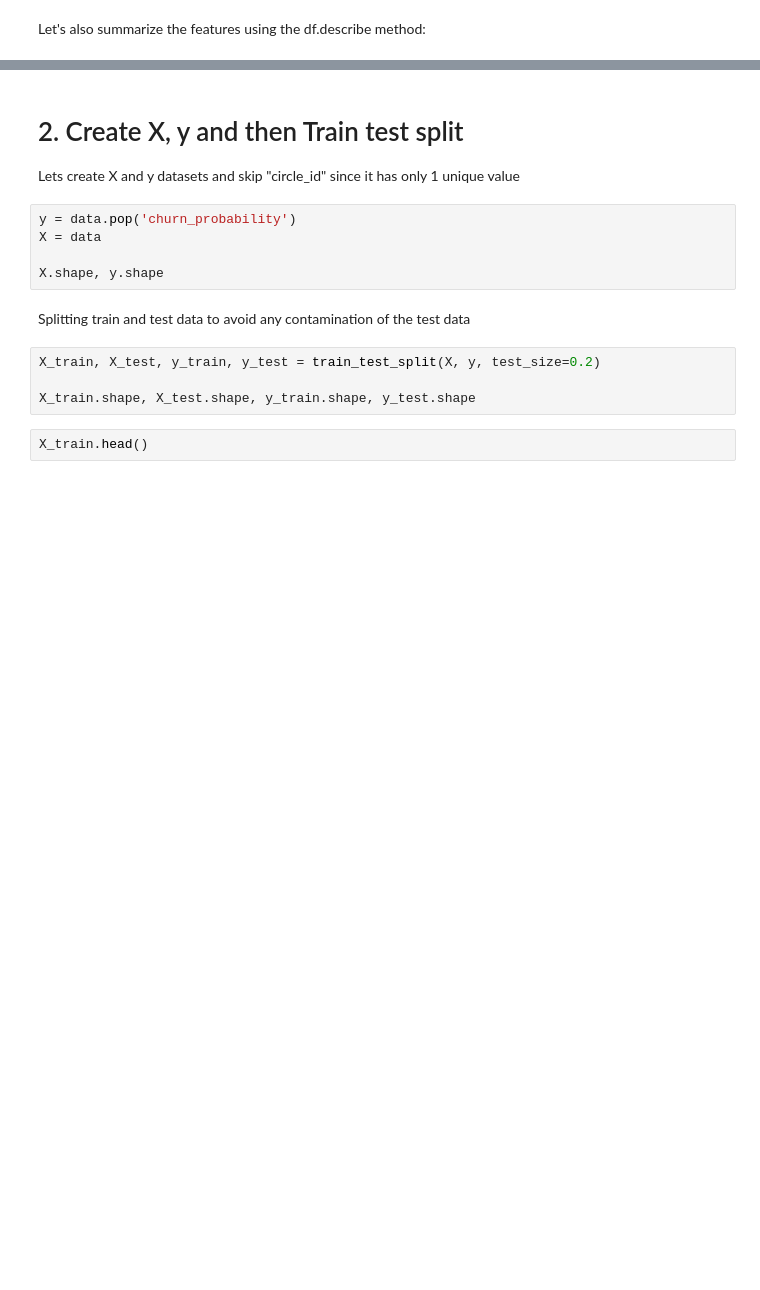
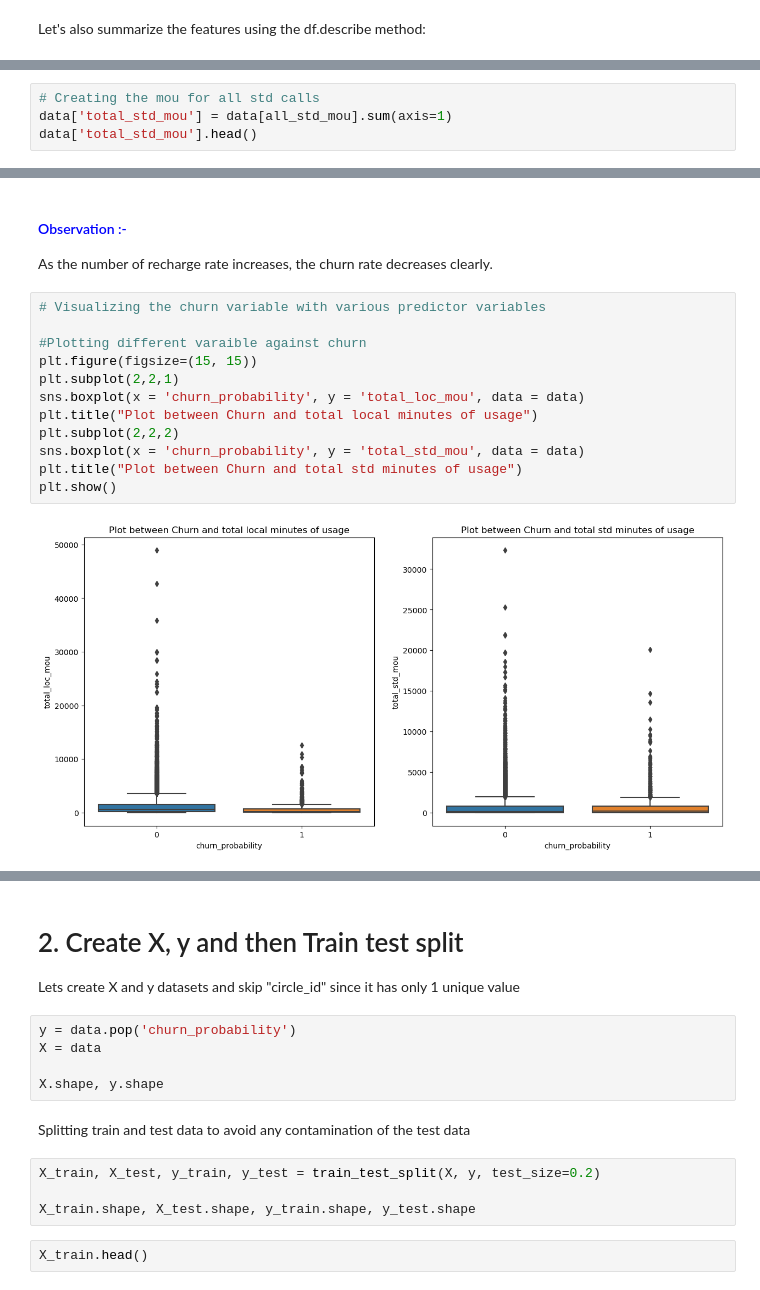
Before and after one commit to Anki0812/Telecom_Churn, a Jupyter notebook: ankita-mayur_V10.ipynb, the cells around one changed output, grey strips where cells are left out. Cells and saved outputs as stored; diff of their text form; blank space fills up the shorter version.

```diff
--- a/ankita-mayur_V10.ipynb
+++ b/ankita-mayur_V10.ipynb
@@ -395,0 +786,4 @@ data.describe(include="all")
+# %%
+# Creating the mou for all std calls
+data['total_std_mou'] = data[all_std_mou].sum(axis=1)
+data['total_std_mou'].head()
@@ -395,0 +942,17 @@ data.describe(include="all")
+# %% [markdown]
+#### <span style="color:blue">Observation :-</span>
+As the number of recharge rate increases, the churn rate decreases clearly.
+# %%
+# Visualizing the churn variable with various predictor variables
+
+#Plotting different varaible against churn
+plt.figure(figsize=(15, 15))
+plt.subplot(2,2,1)
+sns.boxplot(x = 'churn_probability', y = 'total_loc_mou', data = data)
+plt.title("Plot between Churn and total local minutes of usage")
+plt.subplot(2,2,2)
+sns.boxplot(x = 'churn_probability', y = 'total_std_mou', data = data)
+plt.title("Plot between Churn and total std minutes of usage")
+plt.show()
+# %% [output]
+[figure, added]
```
Also changed, not shown: parts of 59 cells of this notebook.
